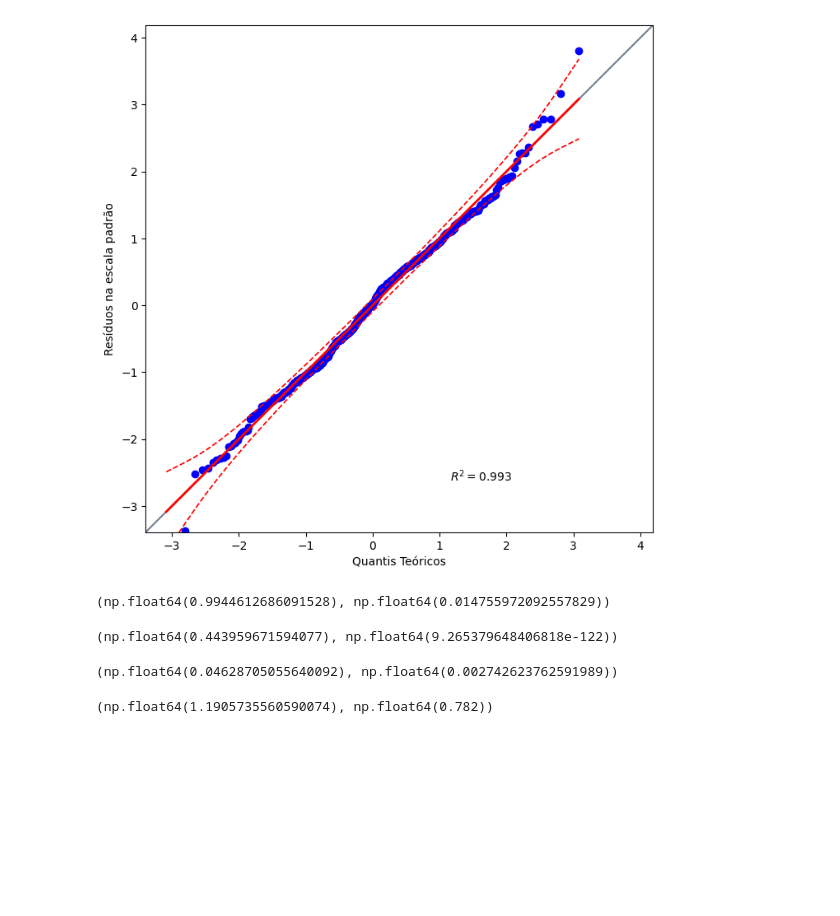
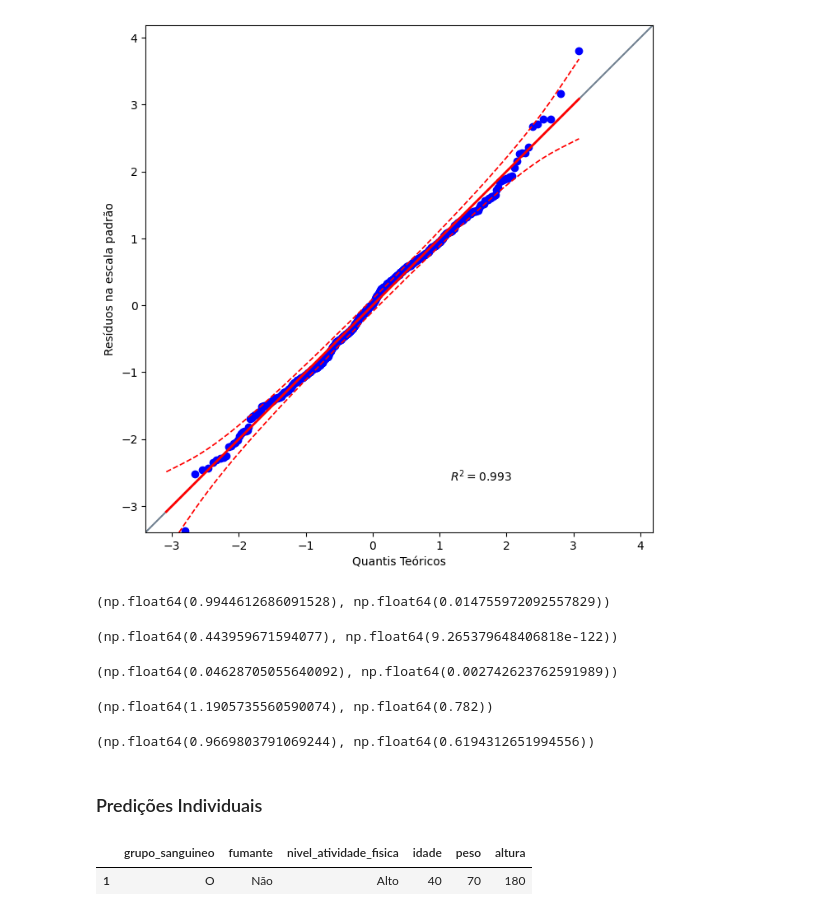
Before and after one commit to Belzebu013/prever_nivel_colesterol, a Jupyter notebook: modelo_colesterol.ipynb, the cells around one changed output. Drawn from its saved outputs; the diff is of its cells as text; code cells hidden in the pictures; blank space fills up the shorter version.

```diff
--- a/modelo_colesterol.ipynb
+++ b/modelo_colesterol.ipynb
@@ -409,3 +409,26 @@ stat_and, critical_and[2]
 pipe = Pipeline(steps=[
     ('preprocessor', preprocessor)
 ])
+X_test_transformed = pipe.fit_transform(X_test)
+
+test_goldfeld = het_goldfeldquandt(residuos, X_test_transformed)
+stat_goldfeld = test_goldfeld[0]
+p_value_goldfeld = test_goldfeld[1]
+stat_goldfeld, p_value_goldfeld
+# %% [output]
+(np.float64(0.9669803791069244), np.float64(0.6194312651994556))
+# %% [markdown]
+### Predições Individuais
+# %%
+predicao_individual = {
+    'grupo_sanguineo': 'O',
+    'fumante': 'Não',
+    'nivel_atividade_fisica': 'Alto',
+    'idade': 40,
+    'peso': 70,
+    'altura': 180
+}
+sample_df = pd.DataFrame(predicao_individual, index=[1])
+# %% [output]
+|  | grupo_sanguineo | fumante | nivel_atividade_fisica | idade | peso | altura |
+| 1 | O | Não | Alto | 40 | 70 | 180 |
```
Also changed, not shown: 4 other files.
